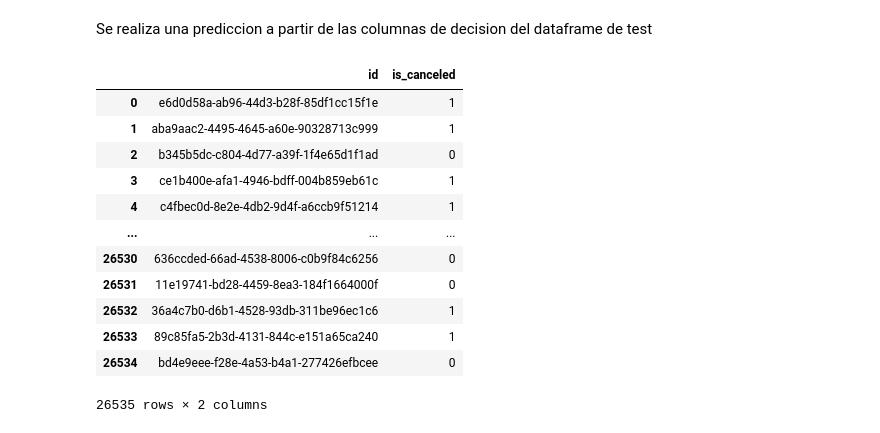
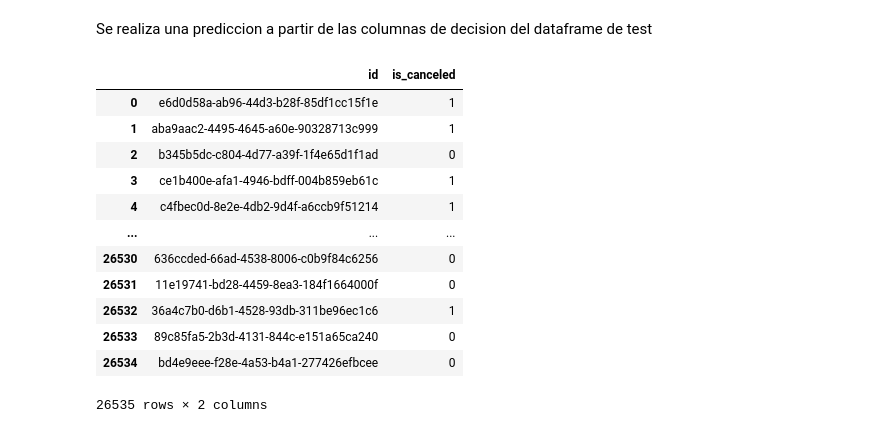
Before and after one commit to FranGuti/7506R-1C2023-GRUPO34, a Jupyter notebook: Notebooks/7506R_TP1_GRUPO34_CHP2_ENTREGA.ipynb, the cells around one changed output. Drawn from its saved outputs; the diff is of its cells as text; code cells hidden in the pictures.

```diff
--- a/Notebooks/7506R_TP1_GRUPO34_CHP2_ENTREGA.ipynb
+++ b/Notebooks/7506R_TP1_GRUPO34_CHP2_ENTREGA.ipynb
@@ -380,9 +338,11 @@ x_train, x_test, y_train, y_test = train_test_split(x_work,
                                                     random_state=2, #semilla
                                                     stratify=df_work_train['is_canceled'].values)
 
-x_test_submission = df_work_test_submission.copy()
+x_test_submission = df_work_test_submission.drop(['id'], axis='columns', inplace=False)
 # %% [markdown]
 # Entrenamiento y Predicción
+# %%
+best_model_submission = {"name": "", "model": None}
 # %% [markdown]
 ## Árbol sin optimizaciones
 # %%
@@ -431,3 +391,6 @@ make_prediction(best_tree, x_test, y_test)
+# %%
+best_model_submission["name"] = "DecisionTreeRandomizedSearch"
+best_model_submission["model"] = best_tree
 # %% [markdown]
 # Gráfico del modelo optimizado
 # %%
@@ -456,21 +419,21 @@ Así sigue generando las ramas hasta que termina de clasificar todas las observa
 # %% [markdown]
 Se realiza una prediccion a partir de las columnas de decision del dataframe de test
 # %%
-y_pred = best_tree.predict(x_test_submission)
+y_pred = best_model_submission["model"].predict(x_test_submission)
 df_submission = pd.DataFrame({"id": df_test_submission["id"], "is_canceled": y_pred})
 df_submission
 # %% [output]
 |  | id | is_canceled |
 | 0 | e6d0d58a-ab96-44d3-b28f-85df1cc15f1e | 1 |
 | 1 | aba9aac2-4495-4645-a60e-90328713c999 | 1 |
 | 2 | b345b5dc-c804-4d77-a39f-1f4e65d1f1ad | 0 |
 | 3 | ce1b400e-afa1-4946-bdff-004b859eb61c | 1 |
 | 4 | c4fbec0d-8e2e-4db2-9d4f-a6ccb9f51214 | 1 |
 | ... | ... | ... |
 | 26530 | 636ccded-66ad-4538-8006-c0b9f84c6256 | 0 |
 | 26531 | 11e19741-bd28-4459-8ea3-184f1664000f | 0 |
 | 26532 | 36a4c7b0-d6b1-4528-93db-311be96ec1c6 | 1 |
-| 26533 | 89c85fa5-2b3d-4131-844c-e151a65ca240 | 1 |
+| 26533 | 89c85fa5-2b3d-4131-844c-e151a65ca240 | 0 |
 | 26534 | bd4e9eee-f28e-4a53-b4a1-277426efbcee | 0 |
 26535 rows × 2 columns
 # %%
```
Also changed, not shown: parts of 6 cells of this notebook, 2 other files.
